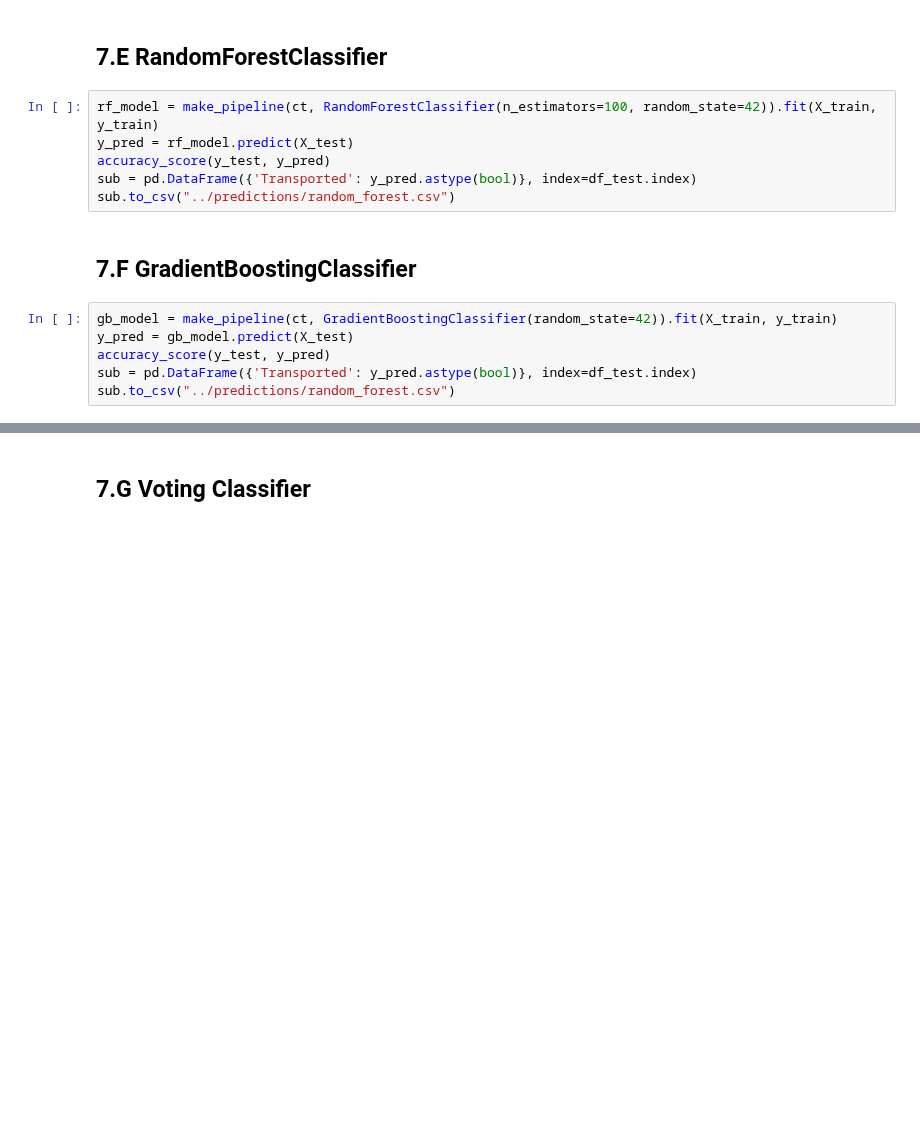
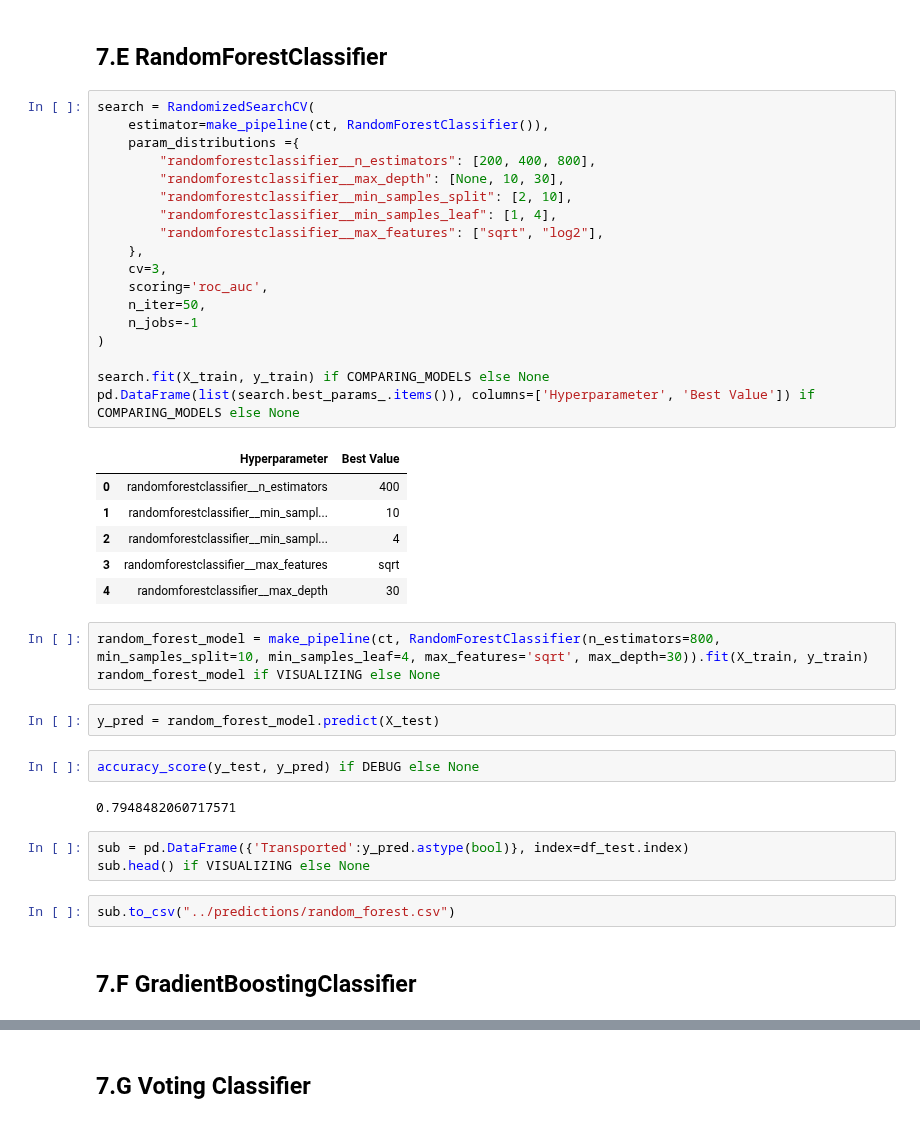
Before and after one commit to SearParsley/cs4320-spaceship-titanic-project, a Jupyter notebook: checkpoints/presentation.ipynb, the cells around one changed output, grey strips where cells are left out. Saved outputs shown, nothing was run; the diff lists cells and outputs as text; blank space fills up the shorter version.

```diff
--- a/checkpoints/presentation.ipynb
+++ b/checkpoints/presentation.ipynb
@@ -463,17 +484,44 @@ accuracy_score(y_test, y_pred)
 0.7824287028518859
 # %% [markdown]
 ## 7.E RandomForestClassifier
-# %%
-rf_model = make_pipeline(ct, RandomForestClassifier(n_estimators=100, random_state=42)).fit(X_train, y_train)
-y_pred = rf_model.predict(X_test)
-accuracy_score(y_test, y_pred)
-sub = pd.DataFrame({'Transported': y_pred.astype(bool)}, index=df_test.index)
-sub.to_csv("../predictions/random_forest.csv")
+# %%
+search = RandomizedSearchCV(
+    estimator=make_pipeline(ct, RandomForestClassifier()),
+    param_distributions ={
+        "randomforestclassifier__n_estimators": [200, 400, 800],
+        "randomforestclassifier__max_depth": [None, 10, 30],
+        "randomforestclassifier__min_samples_split": [2, 10],
+        "randomforestclassifier__min_samples_leaf": [1, 4],
+        "randomforestclassifier__max_features": ["sqrt", "log2"],
+    },
+    cv=3,
+    scoring='roc_auc',
+    n_iter=50,
+    n_jobs=-1
+)
+
+search.fit(X_train, y_train) if COMPARING_MODELS else None
+pd.DataFrame(list(search.best_params_.items()), columns=['Hyperparameter', 'Best Value']) if COMPARING_MODELS else None
+# %% [output]
+|  | Hyperparameter | Best Value |
+| 0 | randomforestclassifier__n_estimators | 400 |
+| 1 | randomforestclassifier__min_sampl... | 10 |
+| 2 | randomforestclassifier__min_sampl... | 4 |
+| 3 | randomforestclassifier__max_features | sqrt |
+| 4 | randomforestclassifier__max_depth | 30 |
+# %%
+random_forest_model = make_pipeline(ct, RandomForestClassifier(n_estimators=800, min_samples_split=10, min_samples_leaf=4, max_features='sqrt', max_depth=30)).fit(X_train, y_train)
+random_forest_model if VISUALIZING else None
+# %%
+y_pred = random_forest_model.predict(X_test)
+# %%
+accuracy_score(y_test, y_pred) if DEBUG else None
+# %% [output]
+0.7948482060717571
+# %%
+sub = pd.DataFrame({'Transported':y_pred.astype(bool)}, index=df_test.index)
+sub.head() if VISUALIZING else None
+# %%
+sub.to_csv("../predictions/random_forest.csv")
 # %% [markdown]
 ## 7.F GradientBoostingClassifier
-# %%
-gb_model = make_pipeline(ct, GradientBoostingClassifier(random_state=42)).fit(X_train, y_train)
-y_pred = gb_model.predict(X_test)
-accuracy_score(y_test, y_pred)
-sub = pd.DataFrame({'Transported': y_pred.astype(bool)}, index=df_test.index)
-sub.to_csv("../predictions/random_forest.csv")
```
Also changed, not shown: parts of 18 cells of this notebook.
